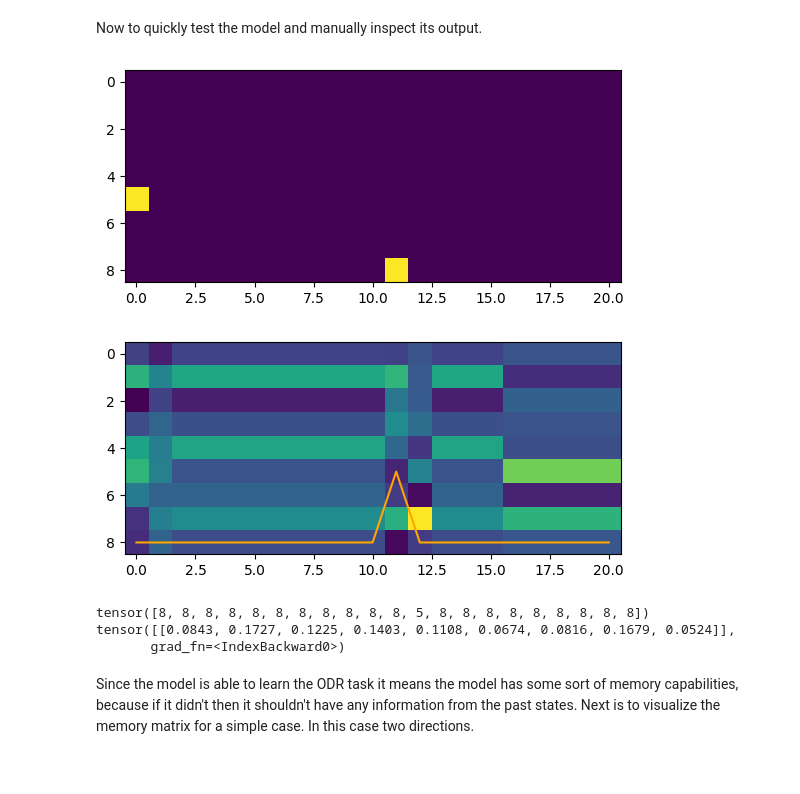
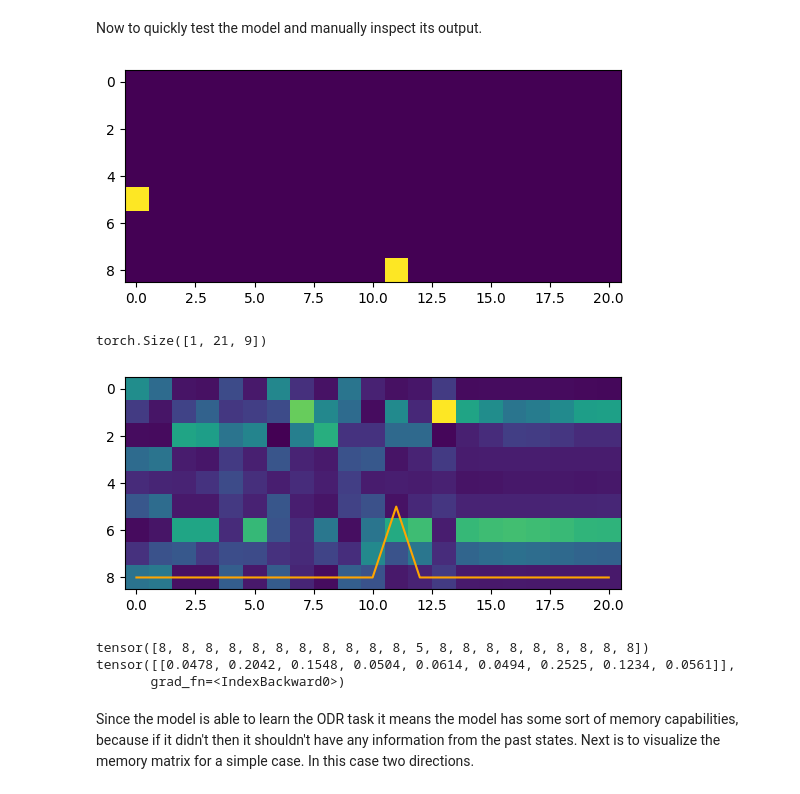
Before and after one commit to IanPTan/MoPeA, a Jupyter notebook: src/model_tests.ipynb, the cells around one changed output. Saved outputs shown, nothing was run; the diff lists cells and outputs as text; code cells hidden in the pictures.

Commit message:
tested the model with the fixed mem scan and it still doesn't seem to work, next thing to test might be differentiability of inv

```diff
--- a/src/model_tests.ipynb
+++ b/src/model_tests.ipynb
@@ -152,27 +153,29 @@ Now to quickly test the model and manually inspect its output.
 # %%
 EXAMPLE_INDEX = 5
 
 x, labels = dataset[EXAMPLE_INDEX]
 x = x.unsqueeze(0)
 labels = labels.unsqueeze(0)
 
 model.eval()
-y = model(x)
+y, _, _ = model(x)
 
 plt.imshow(x[0].T)
 plt.show()
 
+print(y.shape)
 plt.imshow(y[0].detach().T)
 plt.plot(labels[0], color="orange")
 plt.show()
 
 print(labels[0])
 print(y[0][labels[0]!=labels.max()])
 # %% [output]
 [figure]
+torch.Size([1, 21, 9])
-[figure, old version]
+[figure, new version]
-tensor([8, 8, 8, 8, 8, 8, 8, 8, 8, 8, 8, 5, 8, 8, 8, 8, 8, 8, 8, 8, 8])
-tensor([[0.0843, 0.1727, 0.1225, 0.1403, 0.1108, 0.0674, 0.0816, 0.1679, 0.0524]],
-       grad_fn=<IndexBackward0>)
+tensor([8, 8, 8, 8, 8, 8, 8, 8, 8, 8, 8, 5, 8, 8, 8, 8, 8, 8, 8, 8, 8])
+tensor([[0.0478, 0.2042, 0.1548, 0.0504, 0.0614, 0.0494, 0.2525, 0.1234, 0.0561]],
+       grad_fn=<IndexBackward0>)
 # %% [markdown]
 Since the model is able to learn the ODR task it means the model has some sort of memory capabilities, because if it didn't then it shouldn't have any information from the past states. Next is to visualize the memory matrix for a simple case. In this case two directions.
```
Also changed, not shown: parts of 1 cell of this notebook.
